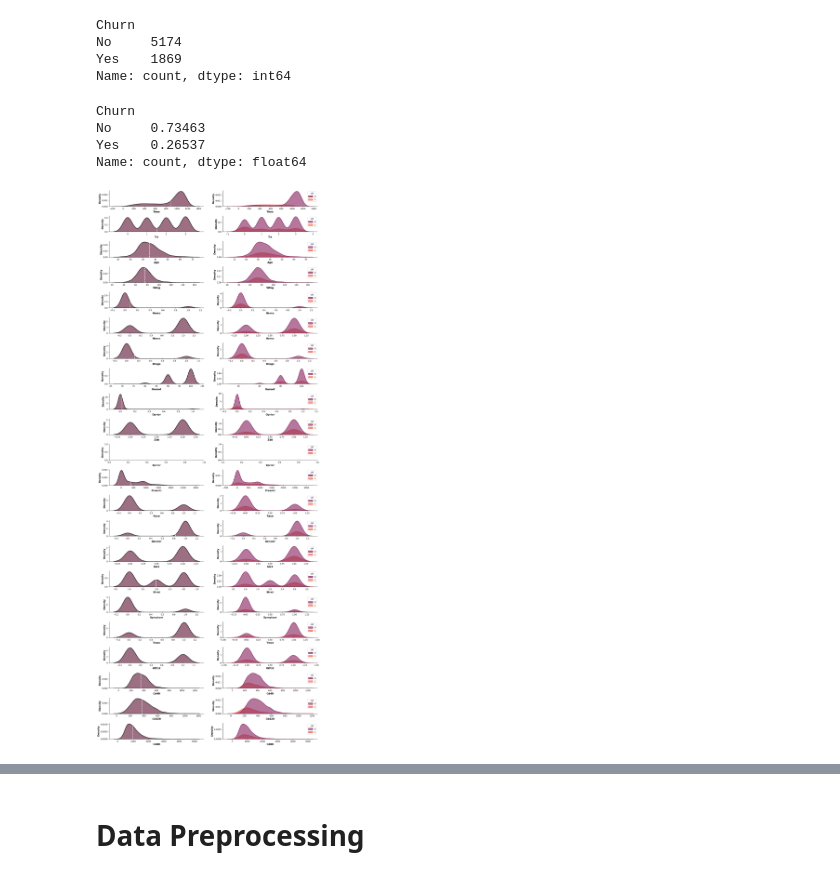
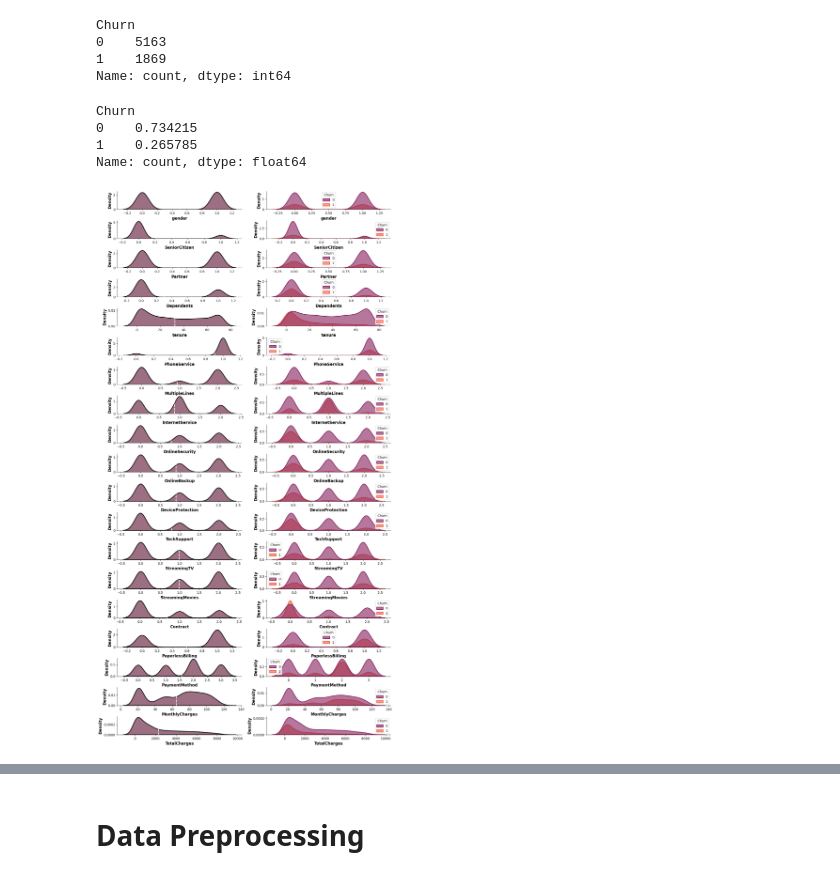
Before and after one commit to RomanGorelsky/lazy_fca_osda, a Jupyter notebook: lazy_fca_ips.ipynb, the cells around one changed output, grey strips where cells are left out. Cells and saved outputs as stored; diff of their text form; code cells hidden in the pictures.

```diff
--- a/lazy_fca_ips.ipynb
+++ b/lazy_fca_ips.ipynb
@@ -26,7 +32,6 @@ import math
 # %%
 data = pd.read_csv('telco-churn.csv')
-
-X = data.drop(columns=['customerID', 'Churn'])
-y = data['Churn']
-
-print(X.info())
+data['Churn'] = data['Churn'].map({"Yes": 1, "No": 0})
+data["TotalCharges"] = pd.to_numeric(data["TotalCharges"], errors='coerce')
+data.drop_duplicates(inplace = True)
+data.dropna(inplace = True)
@@ -50,0 +38,11 @@ None
+# %%
+obj_cols = data.select_dtypes(include=object).columns
+for i in obj_cols:
+    le = LabelEncoder()
+    data[i] = le.fit_transform(data[i])
+# %%
+X = data.drop(columns=['customerID', 'Churn'])
+X["TotalCharges"] = pd.to_numeric(X["TotalCharges"], errors='coerce')
+y = data['Churn']
+
+print(X.info())
@@ -66,7 +89,7 @@ rows = math.ceil(num_columns / cols)
 fig, axes = plt.subplots(rows, cols, figsize=(15, rows * 4))  # Adjust figure size as needed
 axes = axes.flatten()  # Flatten to easily iterate over axes
 
-for i, column in enumerate(X.drop(columns='TotalCharges').columns):
+for i, column in enumerate(X.columns):
     ax = axes[i]
     if X[column].dtype == 'object' or len(X[column].unique()) < 20:
         # For categorical or discrete features, use a bar plot
@@ -93,39 +116,42 @@ plt.show()
 y.value_counts()
 # %% [output]
 Churn
-No     5174
-Yes    1869
+0    5163
+1    1869
 Name: count, dtype: int64
 # %%
 y.value_counts() / len(y)
 # %% [output]
 Churn
-No     0.73463
-Yes    0.26537
+0    0.734215
+1    0.265785
 Name: count, dtype: float64
 # %%
 plotIndex = 1
-plt.figure(figsize=(18,50))
-for i in range(1, len(X.columns)):
-    plt.subplot(len(X.columns), 2, plotIndex)
-    sns.kdeplot(data=X, x=X.columns[i-1],
+num_cols = X.select_dtypes(include=np.number).columns
+
+plt.figure(figsize=(15,30))
+
+for i in num_cols:
+    plt.subplot(len(num_cols), 2, plotIndex)
+    sns.kdeplot(data=X, x=X[i],
                 fill=True, linewidth=2, color='#5c1031', alpha=0.6, edgecolor='k')
-    plt.axvline(X[X.columns[i-1]].mean(), color='white', linestyle='--', linewidth=2)
-    plt.xlabel(xlabel=X.columns[i-1].title(), fontsize=12, weight='bold')
+    plt.axvline(X[i].mean(), color='white', linestyle='--', linewidth=2)
+    plt.xlabel(xlabel=i, fontsize=12, weight='bold')
     plt.ylabel(ylabel='Density', fontsize=12, weight='bold')
     sns.despine()
 
-    plt.subplot(len(X.columns), 2, plotIndex+1)
-    sns.kdeplot(data=X, x=X.columns[i-1],
+    plt.subplot(len(num_cols), 2, plotIndex+1)
+    sns.kdeplot(data=X, x=X[i],
                 fill=True, hue=y, linewidth=2, palette='rocket', alpha=0.6)
-    plt.xlabel(xlabel=X.columns[i-1].title(), fontsize=12, weight='bold')
+    plt.xlabel(xlabel=i, fontsize=12, weight='bold')
     plt.ylabel(ylabel='Density', fontsize=12, weight='bold')
     sns.despine()
 
+    plotIndex += 2
 
-    plotIndex += 2
 plt.subplots_adjust(hspace=0.6)
 plt.show()
 # %% [output]
-[figure, old version]
+[figure, new version]
 # %%
```
Also changed, not shown: parts of 36 cells of this notebook.
